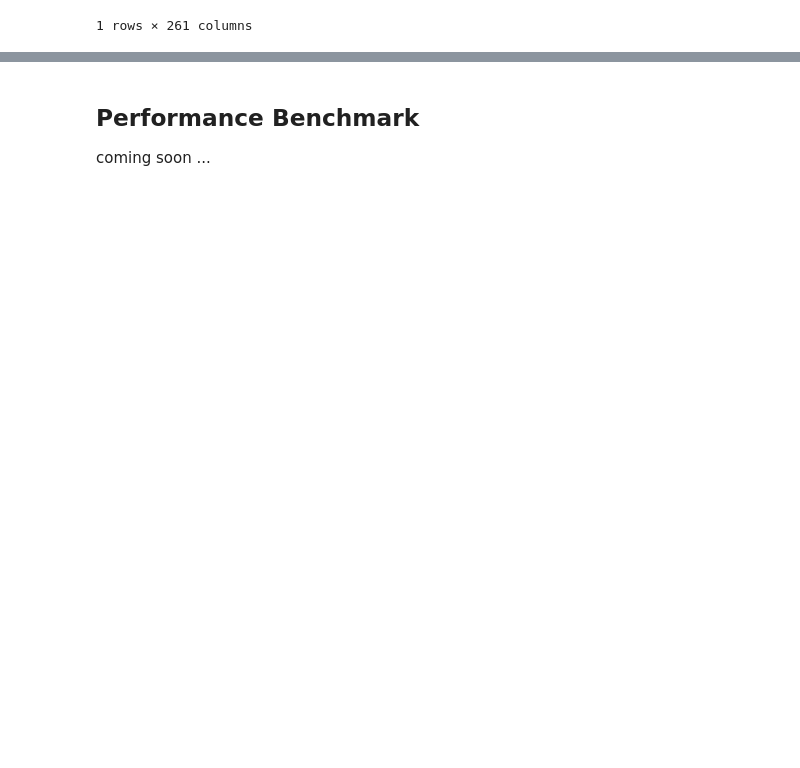
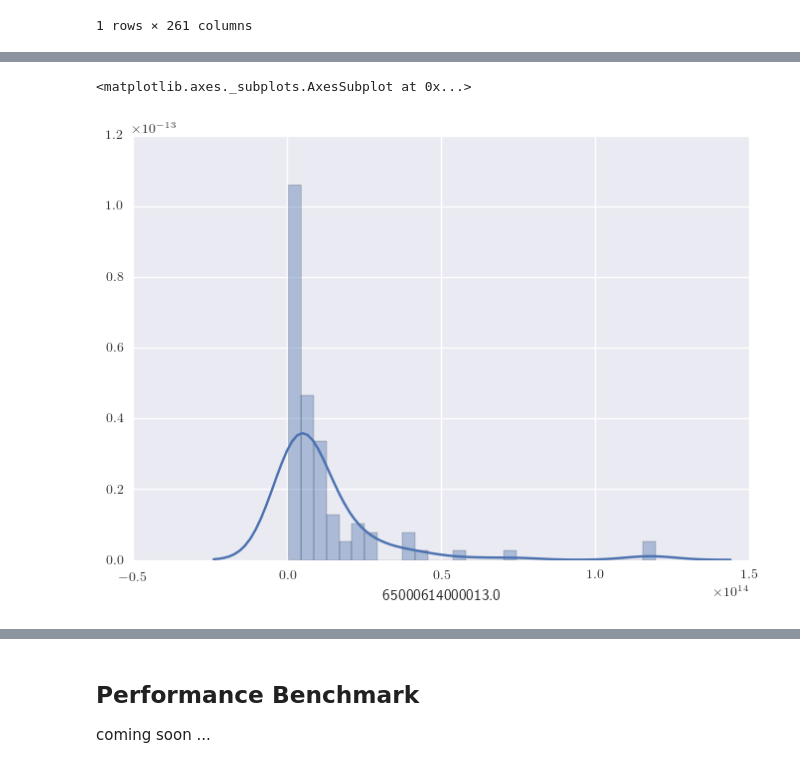
Before and after one commit to davidthomas5412/Pangloss, a Jupyter notebook: demos/SimpleMonteCarlo.ipynb, the cells around one changed output, grey strips where cells are left out. Saved outputs shown, nothing was run; the diff lists cells and outputs as text; code cells hidden in the pictures; blank space fills up the shorter version.

```diff
--- a/demos/SimpleMonteCarlo.ipynb
+++ b/demos/SimpleMonteCarlo.ipynb
@@ -137,0 +225,5 @@ B.get_true_halo_masses_in_lightcones()
+# %%
+from pandas import read_csv
+
+res = read_csv('../data.csv')
+tru = read_csv('../true.csv')
@@ -137,0 +257,7 @@ B.get_true_halo_masses_in_lightcones()
+# %%
+import seaborn as sns
+
+sns.distplot(res['65000614000013.0'][res['65000614000013.0'] > 0])
+# %% [output]
+<matplotlib.axes._subplots.AxesSubplot at 0x...>
+[figure, added]
```
Also changed, not shown: parts of 25 cells of this notebook, 2 other files.
